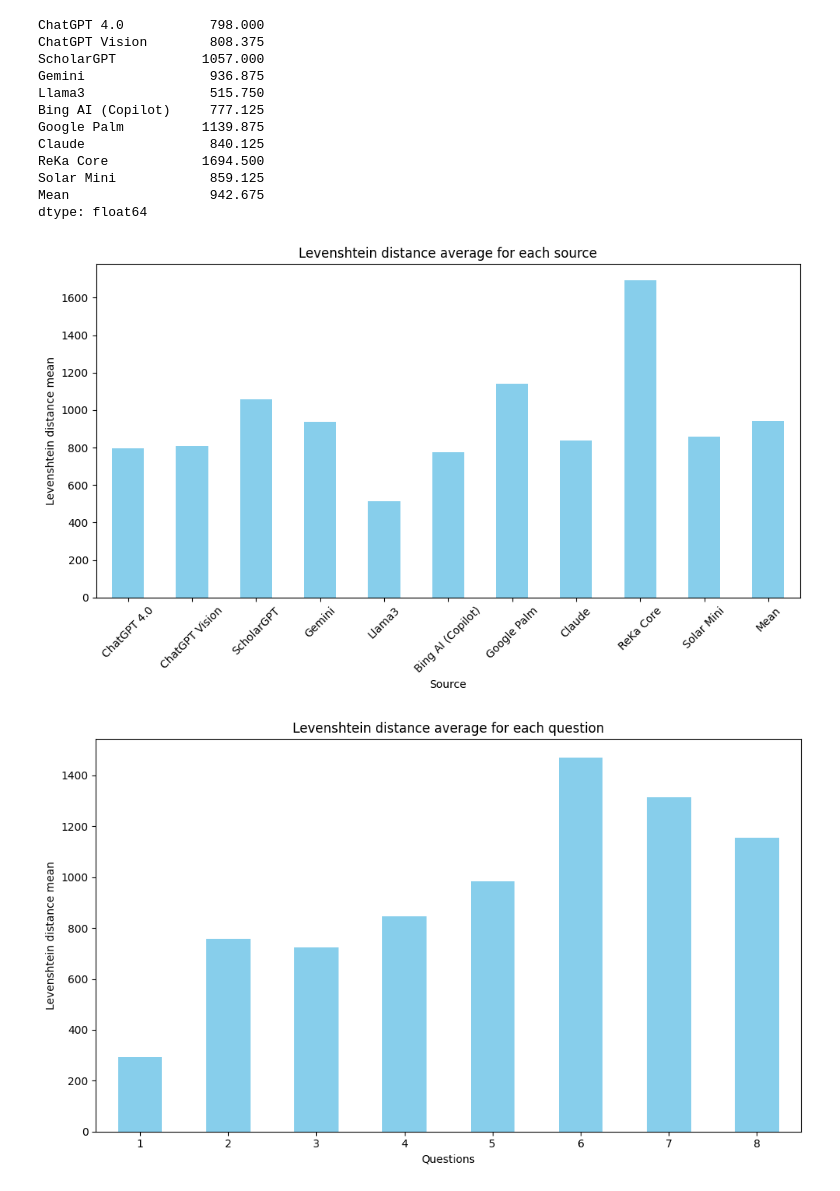
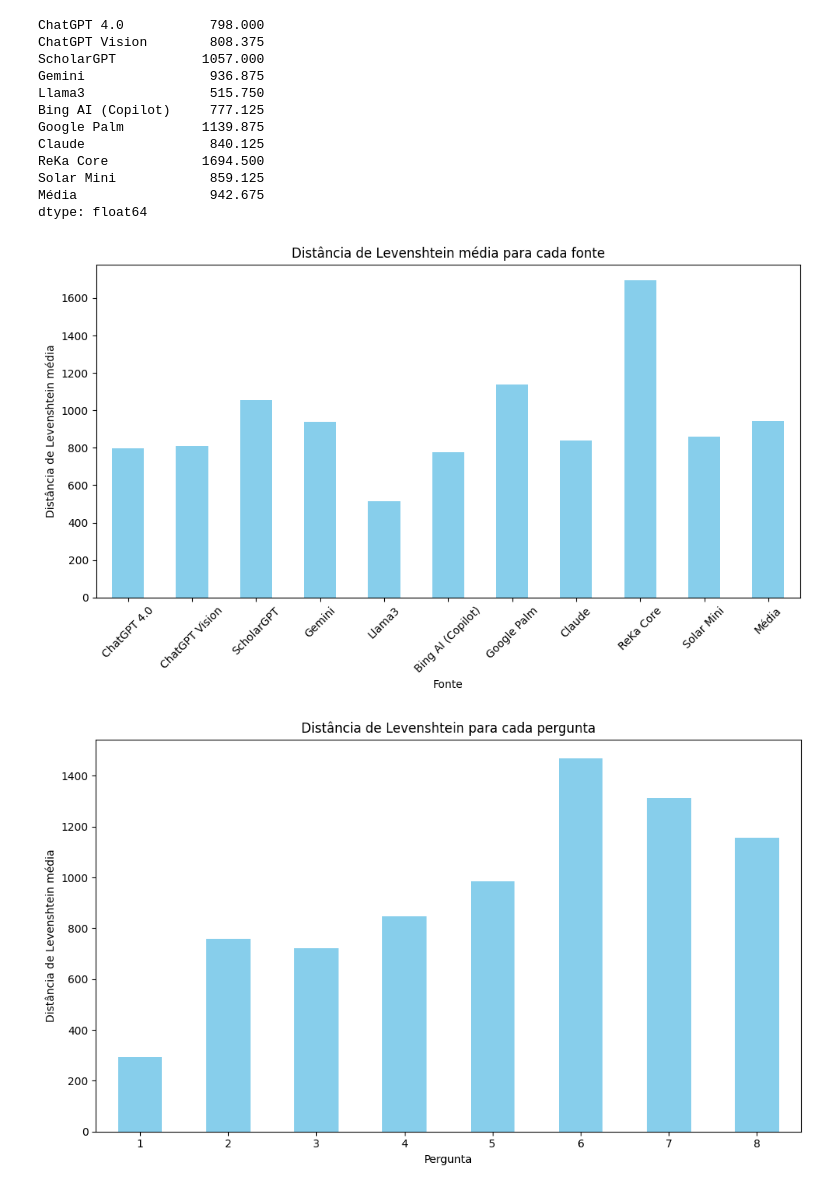
Before and after one commit to gskumlehn/autism-info-llm-comparison, a Jupyter notebook: levenshtein_distance.ipynb, the cells around one changed output. Saved outputs shown, nothing was run; the diff lists cells and outputs as text; code cells hidden in the pictures.

```diff
--- a/levenshtein_distance.ipynb
+++ b/levenshtein_distance.ipynb
@@ -43,7 +57,7 @@ distances_df = pd.DataFrame(distances)
 
 distances_question_means = distances_df.mean(axis=1)
 
-distances_df["Mean"] = distances_question_means
+distances_df["Média"] = distances_question_means
 print(distances_df)
 # %% [output]
    ChatGPT 4.0  ChatGPT Vision  ScholarGPT  Gemini  Llama3  Bing AI (Copilot)  \
@@ -96,27 +110,27 @@ Google Palm          1139.875
 Claude                840.125
 ReKa Core            1694.500
 Solar Mini            859.125
-Mean                  942.675
+Média                 942.675
 dtype: float64
 # %%
 plt.figure(figsize=(10, 6))
 distances_means.plot(kind='bar', color='skyblue')
-plt.title('Levenshtein distance average for each source')
-plt.xlabel('Source')
-plt.ylabel('Levenshtein distance mean')
+plt.title('Distância de Levenshtein média para cada fonte')
+plt.xlabel('Fonte')
+plt.ylabel('Distância de Levenshtein média')
 plt.xticks(rotation=45)
 plt.tight_layout()
 plt.show()
 # %% [output]
-[figure, old version]
+[figure, new version]
 # %%
 plt.figure(figsize=(10, 6))
 distances_question_means.plot(kind='bar', color='skyblue')
-plt.title('Levenshtein distance average for each question')
-plt.xlabel('Questions')
-plt.ylabel('Levenshtein distance mean')
+plt.title('Distância de Levenshtein para cada pergunta')
+plt.xlabel('Pergunta')
+plt.ylabel('Distância de Levenshtein média')
 plt.xticks(ticks=range(8), labels=[str(i+1) for i in range(8)], rotation=0)
 plt.tight_layout()
 plt.show()
 # %% [output]
-[figure, old version]
+[figure, new version]
```
Also changed, not shown: parts of 4 cells of this notebook.
